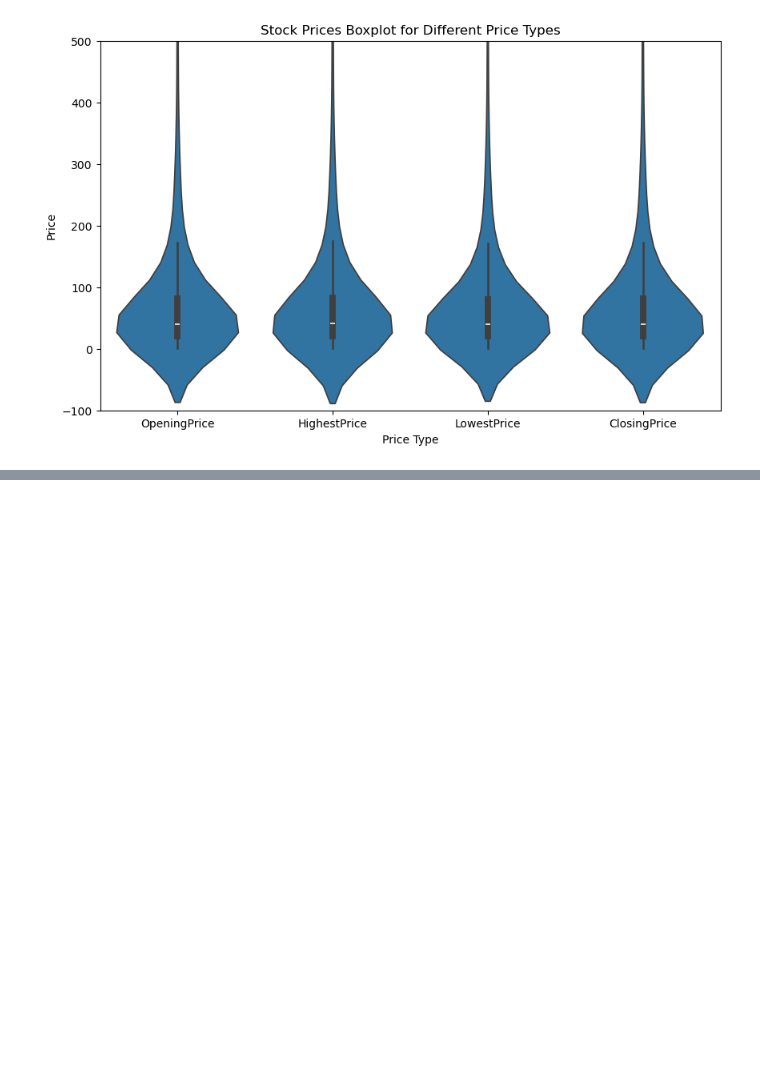
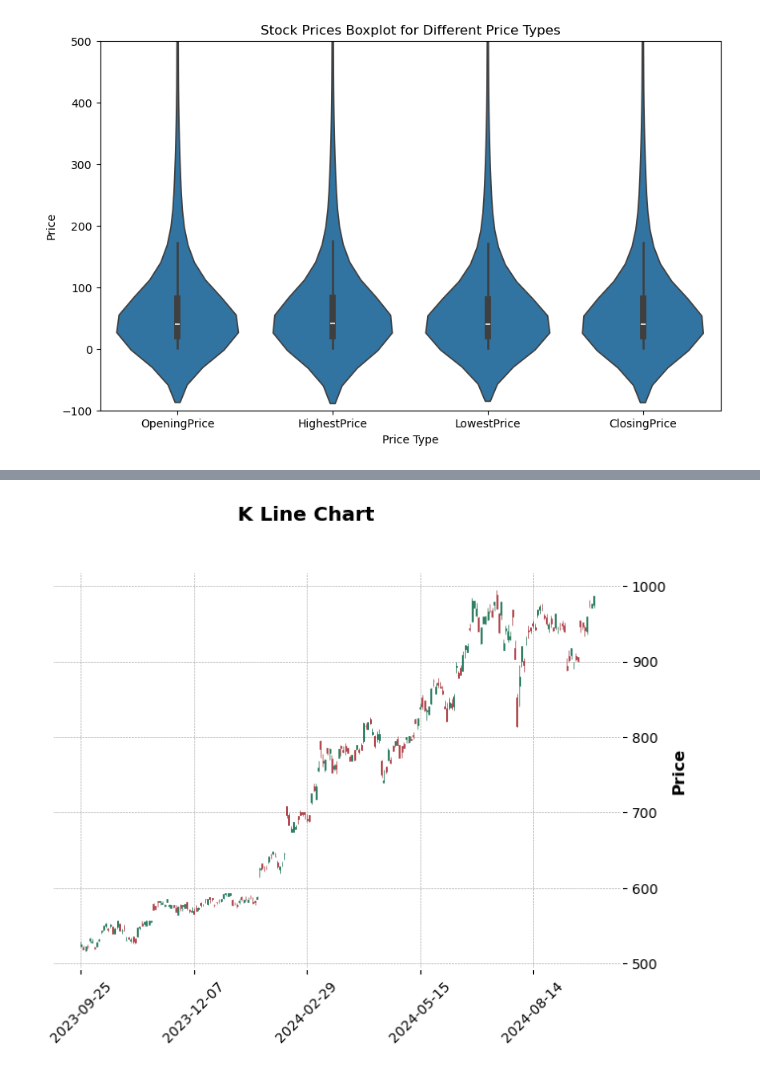
Before and after one commit to happk/Homework_for_Financial-Big-Data-Analysis, a Jupyter notebook: hw1/hw1.ipynb, the cells around one changed output, grey strips where cells are left out. Drawn from its saved outputs; the diff is of its cells as text; code cells hidden in the pictures; blank space fills up the shorter version.

```diff
--- a/hw1/hw1.ipynb
+++ b/hw1/hw1.ipynb
@@ -91,0 +235,12 @@ https://tw.stock.yahoo.com/
+# %%
+# 指定格式
+mpf.plot(df,
+         type='candle',
+         style='charles',
+         volume=False,
+         title='K Line Chart',
+         ylabel='Price',
+         ylabel_lower='Volume',
+         datetime_format='%Y-%m-%d')
+# %% [output]
+[figure, added]
```
Also changed, not shown: parts of 11 cells of this notebook.
